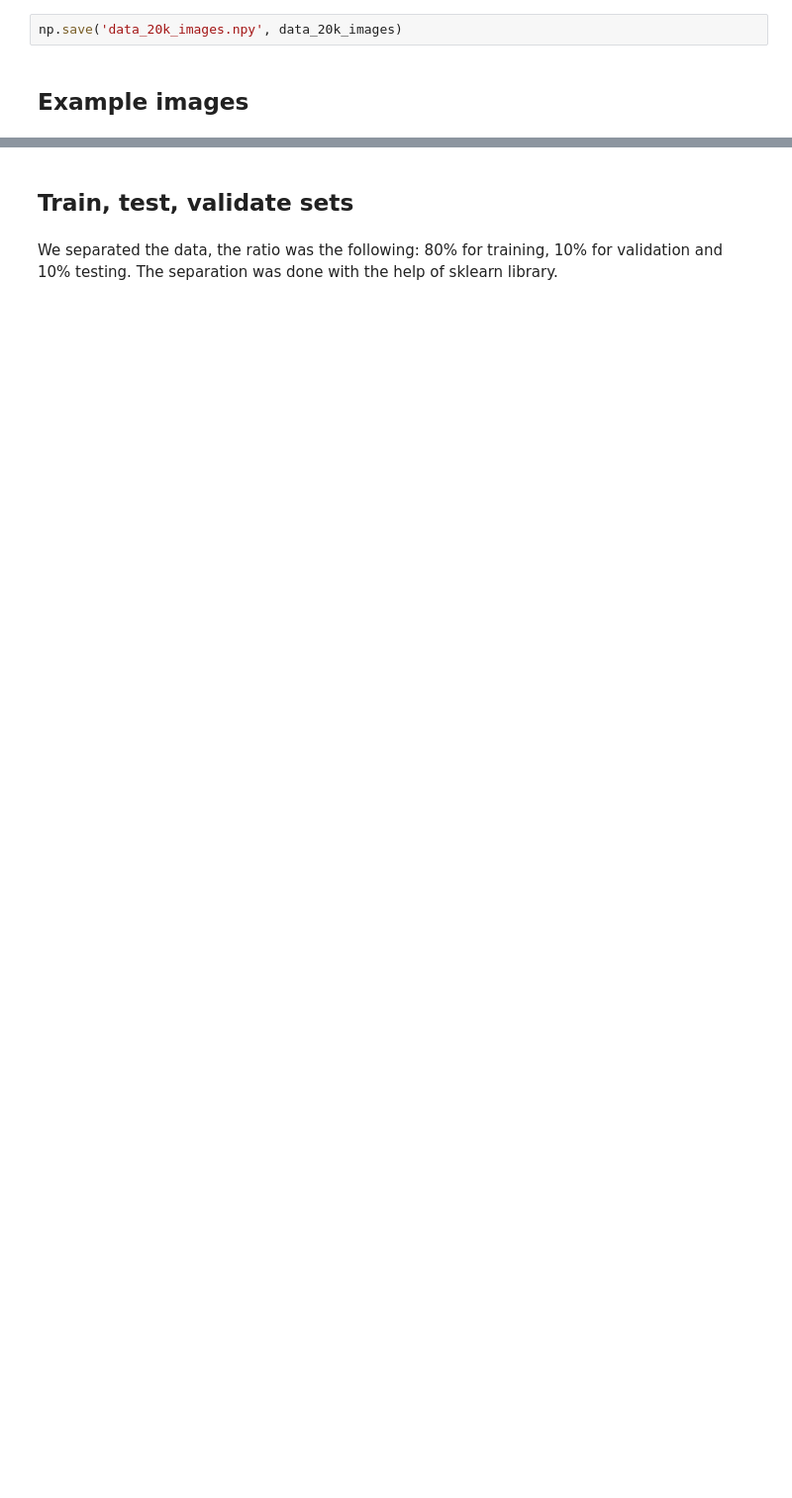
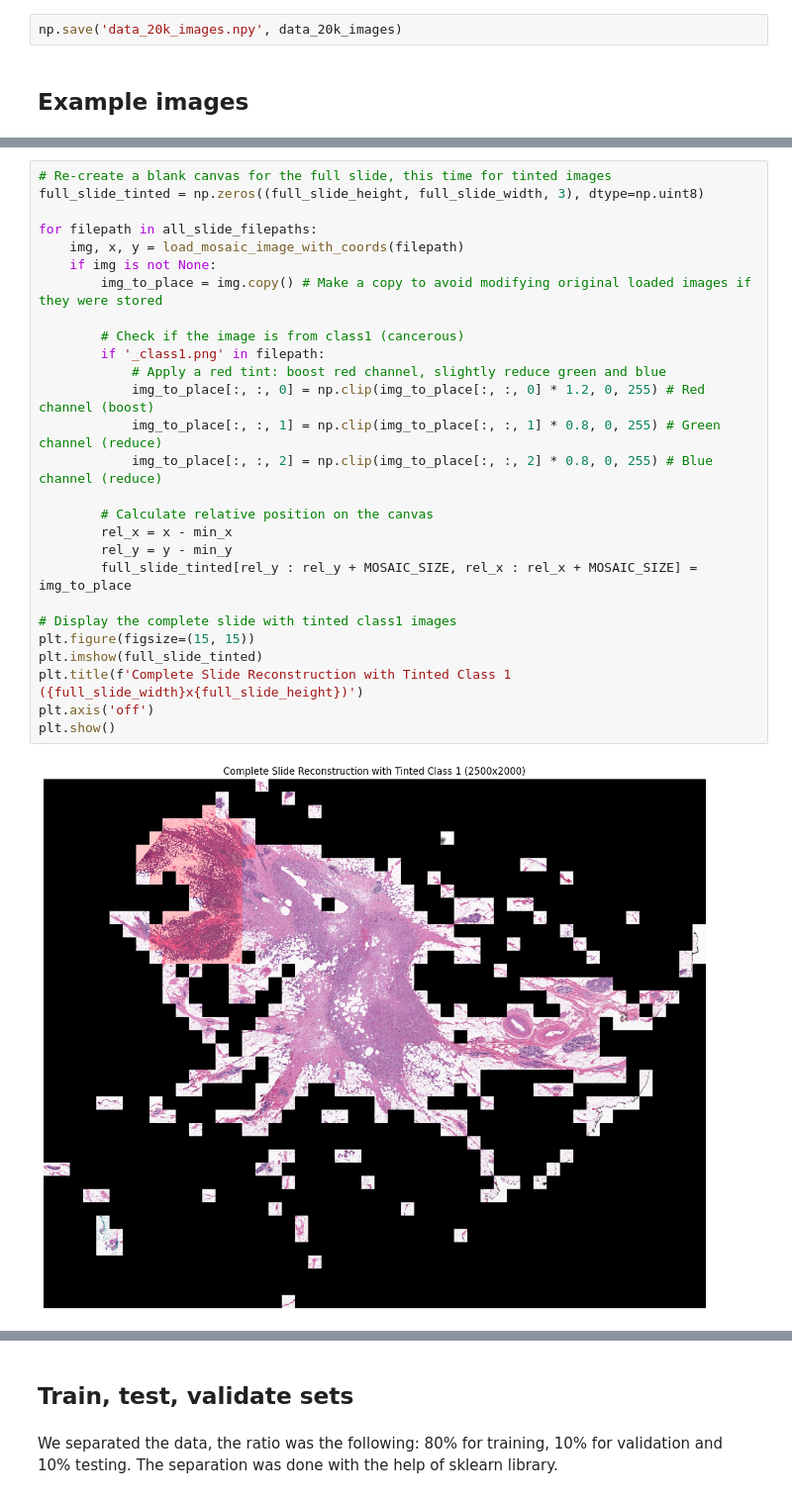
Before and after one commit to TASBALA/iml_project, a Jupyter notebook: project.ipynb, the cells around one changed output, grey strips where cells are left out. Shown at 99% size. Cells and saved outputs as stored; diff of their text form; blank space fills up the shorter version.

```diff
--- a/project.ipynb
+++ b/project.ipynb
@@ -139,0 +224,29 @@ ValueError: mount failed
+# %%
+# Re-create a blank canvas for the full slide, this time for tinted images
+full_slide_tinted = np.zeros((full_slide_height, full_slide_width, 3), dtype=np.uint8)
+
+for filepath in all_slide_filepaths:
+    img, x, y = load_mosaic_image_with_coords(filepath)
+    if img is not None:
+        img_to_place = img.copy() # Make a copy to avoid modifying original loaded images if they were stored
+
+        # Check if the image is from class1 (cancerous)
+        if '_class1.png' in filepath:
+            # Apply a red tint: boost red channel, slightly reduce green and blue
+            img_to_place[:, :, 0] = np.clip(img_to_place[:, :, 0] * 1.2, 0, 255) # Red channel (boost)
+            img_to_place[:, :, 1] = np.clip(img_to_place[:, :, 1] * 0.8, 0, 255) # Green channel (reduce)
+            img_to_place[:, :, 2] = np.clip(img_to_place[:, :, 2] * 0.8, 0, 255) # Blue channel (reduce)
+
+        # Calculate relative position on the canvas
+        rel_x = x - min_x
+        rel_y = y - min_y
+        full_slide_tinted[rel_y : rel_y + MOSAIC_SIZE, rel_x : rel_x + MOSAIC_SIZE] = img_to_place
+
+# Display the complete slide with tinted class1 images
+plt.figure(figsize=(15, 15))
+plt.imshow(full_slide_tinted)
+plt.title(f'Complete Slide Reconstruction with Tinted Class 1 ({full_slide_width}x{full_slide_height})')
+plt.axis('off')
+plt.show()
+# %% [output]
+[figure, added]
```
Also changed, not shown: parts of 25 cells of this notebook.
